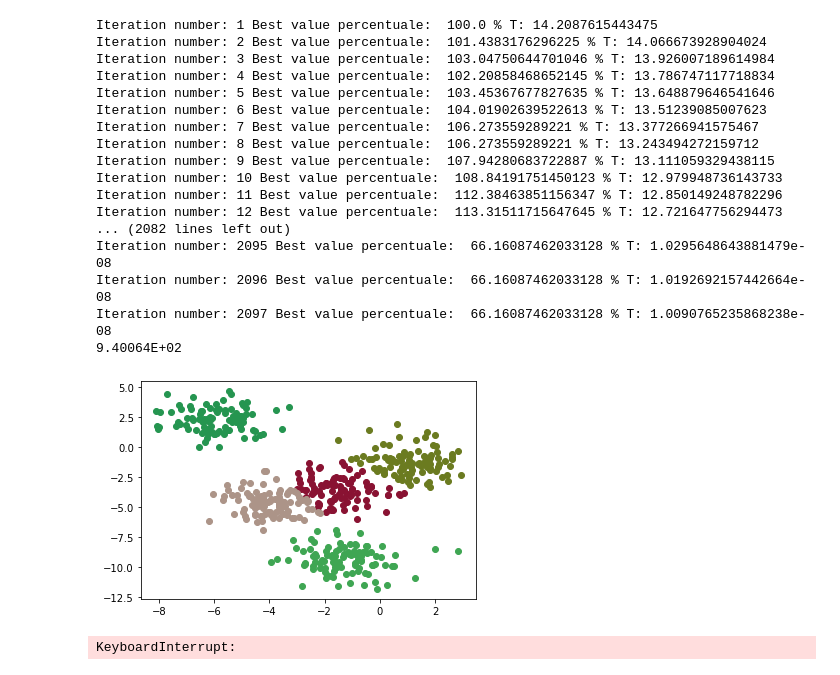
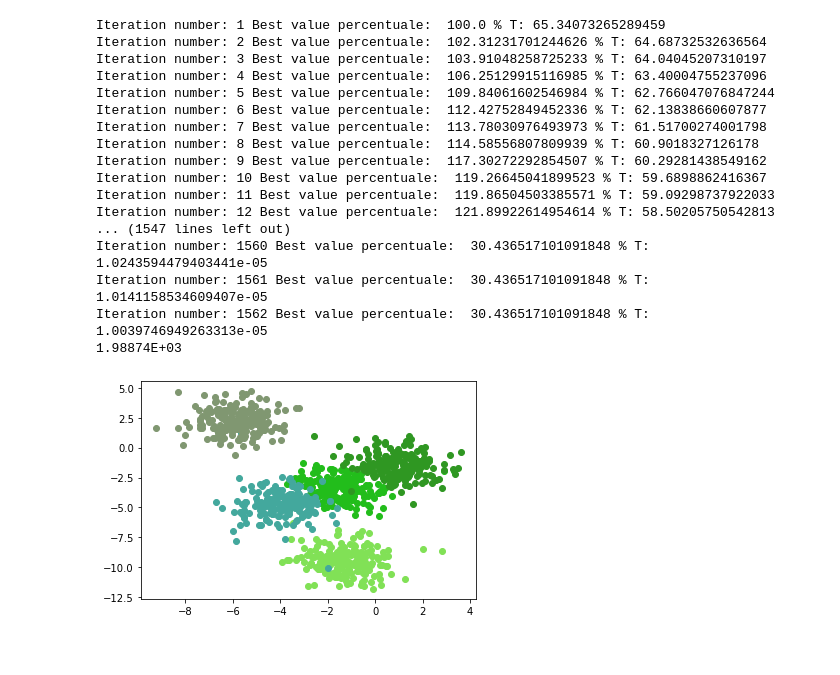
Before and after one commit to mconti99/Ricerca_Operativa_2022, a Jupyter notebook: simulated_annealing_clustering.ipynb, the cells around one changed output. Saved outputs shown, nothing was run; the diff lists cells and outputs as text; code cells hidden in the pictures.

```diff
--- a/simulated_annealing_clustering.ipynb
+++ b/simulated_annealing_clustering.ipynb
@@ -9,7 +9,6 @@ from utility import *
 from tqdm import tqdm
 from sklearn.cluster import k_means
 # %%
-@jit(nopython=True)
 def change_sol(sol, k):
     new_sol = sol.copy()
     n = randrange(len(new_sol))
@@ -20,8 +19,7 @@ def change_sol(sol, k):
 
     return new_sol
 
-@jit(nopython=True)
-def simulated_annealing(iters, alpha, base_sol, points, K, verbose = True):
+def simulated_annealing(base_sol, points, K, iters, alpha, verbose = True):
     best_sol = base_sol
     base_val = squared_inner_distance(best_sol, points, K)
     best_value = base_val
@@ -34,6 +32,7 @@ def simulated_annealing(iters, alpha, base_sol, points, K, verbose = True):
     old_sol = base_sol
     finito = False
     no_update = 0
+
     while(finito == False):
         if(verbose):
             print("Iteration number:", iter, "Best value percentuale: ", curr_val/base_val*100, "% T:", T)
@@ -69,52 +68,55 @@ def simulated_annealing(iters, alpha, base_sol, points, K, verbose = True):
             finito = True
     return best_sol
 # %%
-points, centroids = make_blobs(n_samples=500, centers=5, n_features=2, random_state=2)
+points, centroids = make_blobs(n_samples=1000, centers=5, n_features=2, random_state=2)
 N = len(points)
 K = 5
 
 sol = create_initial_sol(points, K)
-sol = simulated_annealing(10, 0.99, sol, points, K)
+sol = simulated_annealing(sol, points, K, 10, 0.99)
 
 print("{:.5E}".format(squared_inner_distance(sol, points, K)))
+
+printR2sol(points, sol, K)
 # %% [output]
-Iteration number: 1 Best value percentuale:  100.0 % T: 14.2087615443475
-Iteration number: 2 Best value percentuale:  101.4383176296225 % T: 14.066673928904024
-Iteration number: 3 Best value percentuale:  103.04750644701046 % T: 13.926007189614984
-Iteration number: 4 Best value percentuale:  102.20858468652145 % T: 13.786747117718834
-Iteration number: 5 Best value percentuale:  103.45367677827635 % T: 13.648879646541646
-Iteration number: 6 Best value percentuale:  104.01902639522613 % T: 13.51239085007623
-Iteration number: 7 Best value percentuale:  106.273559289221 % T: 13.377266941575467
-Iteration number: 8 Best value percentuale:  106.273559289221 % T: 13.243494272159712
-Iteration number: 9 Best value percentuale:  107.94280683722887 % T: 13.111059329438115
-Iteration number: 10 Best value percentuale:  108.84191751450123 % T: 12.979948736143733
-Iteration number: 11 Best value percentuale:  112.38463851156347 % T: 12.850149248782296
-Iteration number: 12 Best value percentuale:  113.31511715647645 % T: 12.721647756294473
-... (2082 lines left out)
-Iteration number: 2095 Best value percentuale:  66.16087462033128 % T: 1.0295648643881479e-08
-Iteration number: 2096 Best value percentuale:  66.16087462033128 % T: 1.0192692157442664e-08
-Iteration number: 2097 Best value percentuale:  66.16087462033128 % T: 1.0090765235868238e-08
-9.40064E+02
+Iteration number: 1 Best value percentuale:  100.0 % T: 65.34073265289459
+Iteration number: 2 Best value percentuale:  102.31231701244626 % T: 64.68732532636564
+Iteration number: 3 Best value percentuale:  103.91048258725233 % T: 64.04045207310197
+Iteration number: 4 Best value percentuale:  106.25129915116985 % T: 63.40004755237096
+Iteration number: 5 Best value percentuale:  109.84061602546984 % T: 62.766047076847244
+Iteration number: 6 Best value percentuale:  112.42752849452336 % T: 62.13838660607877
+Iteration number: 7 Best value percentuale:  113.78030976493973 % T: 61.51700274001798
+Iteration number: 8 Best value percentuale:  114.58556807809939 % T: 60.9018327126178
+Iteration number: 9 Best value percentuale:  117.30272292854507 % T: 60.29281438549162
+Iteration number: 10 Best value percentuale:  119.26645041899523 % T: 59.6898862416367
+Iteration number: 11 Best value percentuale:  119.86504503385571 % T: 59.09298737922033
+Iteration number: 12 Best value percentuale:  121.89922614954614 % T: 58.50205750542813
+... (1547 lines left out)
+Iteration number: 1560 Best value percentuale:  30.436517101091848 % T: 1.0243594479403441e-05
+Iteration number: 1561 Best value percentuale:  30.436517101091848 % T: 1.0141158534609407e-05
+Iteration number: 1562 Best value percentuale:  30.436517101091848 % T: 1.0039746949263313e-05
+1.98874E+03
+[figure, added]
-# %%
-printR2sol(points, sol, K)
-# %% [output]
-[figure, removed]
 # %%
-n_points = [500,100,200,500,1400,1000,400,700,300,800]
-n_clusters = [7,4,3,2,3,2,4,5,4,6,4]
-dim_points = [32,16,24,10,20,16,12,20,64,32]
+#testiamo il kmeans sulle 12 istanze di test:
 
+n_points = [500,100,200,500,1400,1000,400,700,300,800,5000,10000]
+n_clusters = [7,4,3,2,3,2,4,5,4,6,4,5,10]
+dim_points = [32,16,24,10,20,16,12,20,64,32,3,3]
 
 vals = []
 
-for test in tqdm(range(1,11)):
+for test in tqdm(range(1,13)):
     points = load_points(f'C:/Users/franc/Documents/GitHub/Ricerca_Operativa_2022/Ricerca_Operativa_2022/benchmark/benchmark{test}.txt')
     N = len(points)
     K = n_clusters[test-1]
-    sol = np.random.randint(K, size = N) #soluzione iniziale
-    sol = simulated_annealing(100, 0.95, sol, points, K, squared_inner_distance, change_sol, verbose=False)
-    vals.append(squared_inner_distance(sol, points, K))
 
-print(vals)
+    sol = create_initial_sol(points, K)
+    sol = simulated_annealing(sol, points, K, 10, 0.99, False)
+    val = squared_inner_distance(sol, points, K)
+    vals.append(val)
+
+
+with open("risultatiKMEANS.txt", 'w') as file:
+    file.write("K-means:\n")
+    file.write(str(vals))
-# %% [output]
-KeyboardInterrupt:
```
Also changed, not shown: parts of 3 cells of this notebook, 6 other files.
